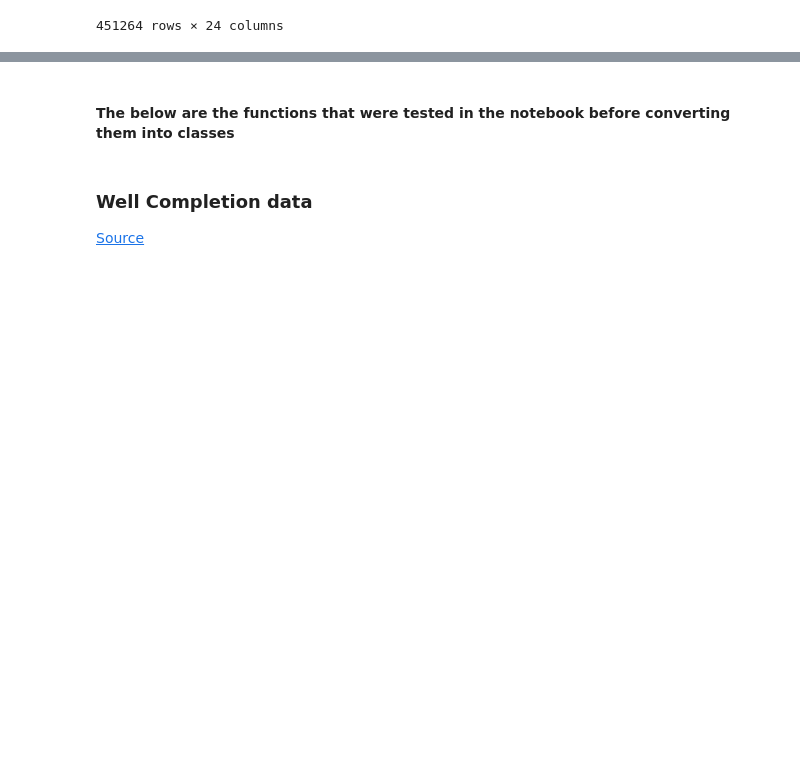
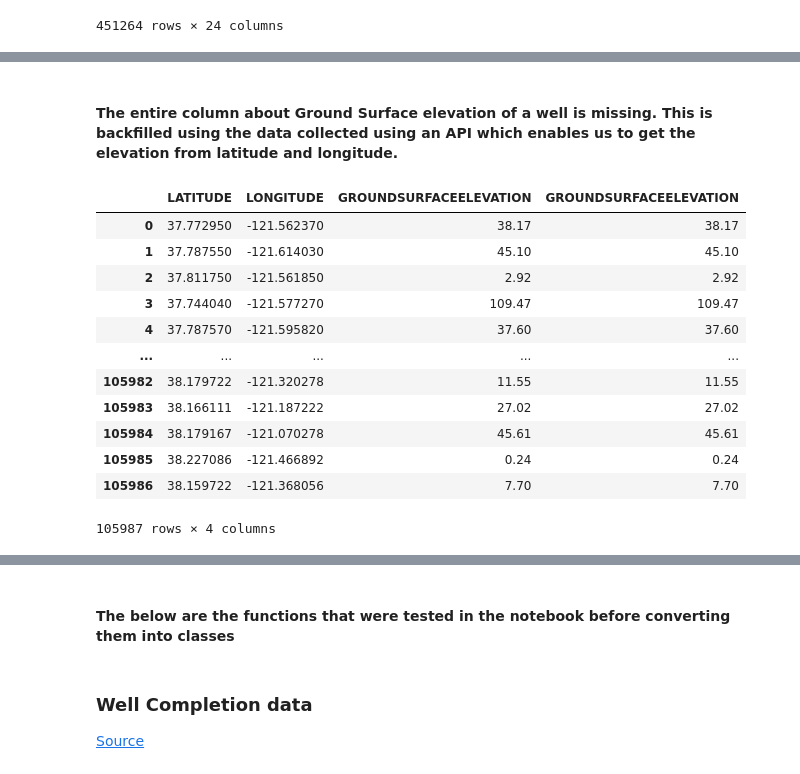
Before and after one commit to sjtalkar/milestone2_waterwells_deepnote, a Jupyter notebook: Data Engineering/well_completion_cleaning.ipynb, the cells around one changed output, grey strips where cells are left out. Drawn from its saved outputs; the diff is of its cells as text; code cells hidden in the pictures; blank space fills up the shorter version.

Commit message:
Added Elevation through latitude and EDA

```diff
--- a/Data Engineering/well_completion_cleaning.ipynb
+++ b/Data Engineering/well_completion_cleaning.ipynb
@@ -95,0 +95,18 @@ wcr_instance.wellcompletion_subset_plss.sample(5)
+# %% [markdown]
+#### The entire column about Ground Surface elevation of a well is missing. This is backfilled using the data collected using an API which enables us to get the elevation from latitude and longitude.
+# %%
+wellcompletion_merge_df[~wellcompletion_merge_df['GROUNDSURFACEELEVATION'].isnull()][['LATITUDE', 'LONGITUDE', 'GROUNDSURFACEELEVATION', "GROUNDSURFACEELEVATION"]]
+# %% [output]
+|  | LATITUDE | LONGITUDE | GROUNDSURFACEELEVATION | GROUNDSURFACEELEVATION |
+| 0 | 37.772950 | -121.562370 | 38.17 | 38.17 |
+| 1 | 37.787550 | -121.614030 | 45.10 | 45.10 |
+| 2 | 37.811750 | -121.561850 | 2.92 | 2.92 |
+| 3 | 37.744040 | -121.577270 | 109.47 | 109.47 |
+| 4 | 37.787570 | -121.595820 | 37.60 | 37.60 |
+| ... | ... | ... | ... | ... |
+| 105982 | 38.179722 | -121.320278 | 11.55 | 11.55 |
+| 105983 | 38.166111 | -121.187222 | 27.02 | 27.02 |
+| 105984 | 38.179167 | -121.070278 | 45.61 | 45.61 |
+| 105985 | 38.227086 | -121.466892 | 0.24 | 0.24 |
+| 105986 | 38.159722 | -121.368056 | 7.70 | 7.70 |
+105987 rows × 4 columns
```
Also changed, not shown: parts of 9 cells of this notebook, 6 other files.
